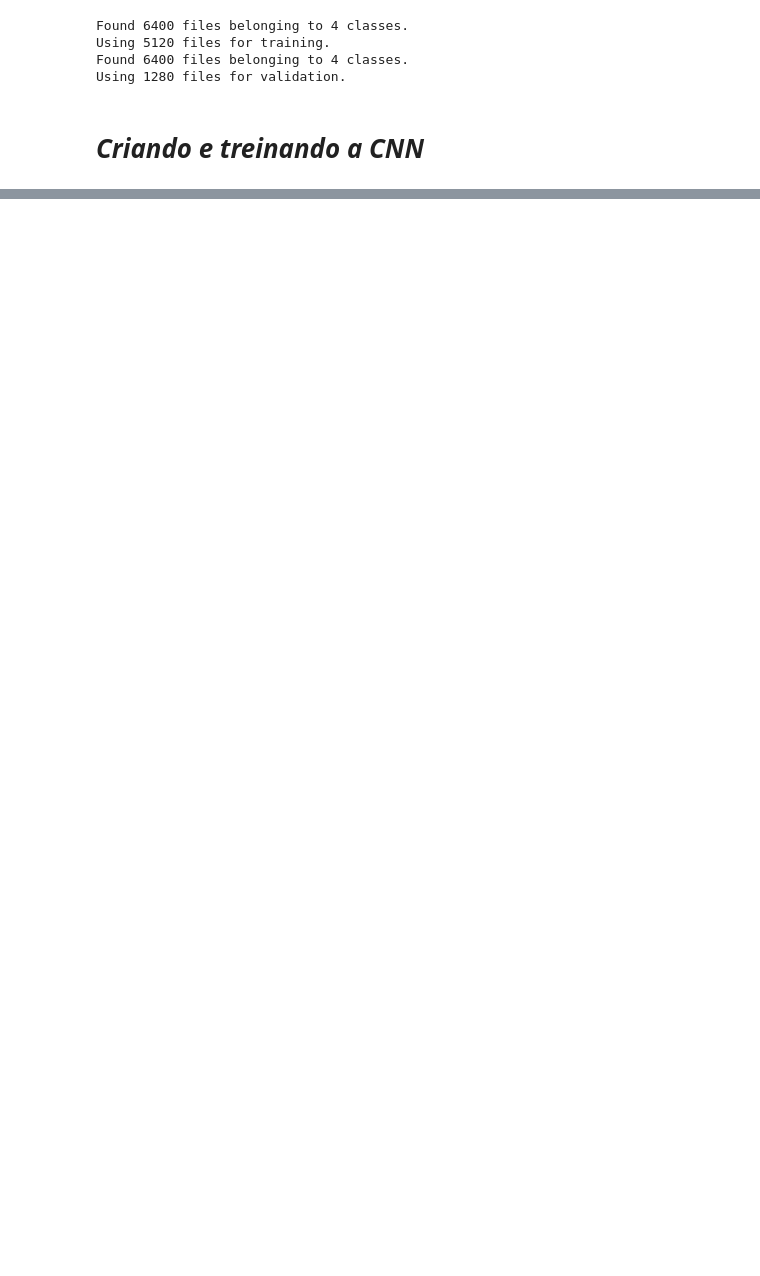
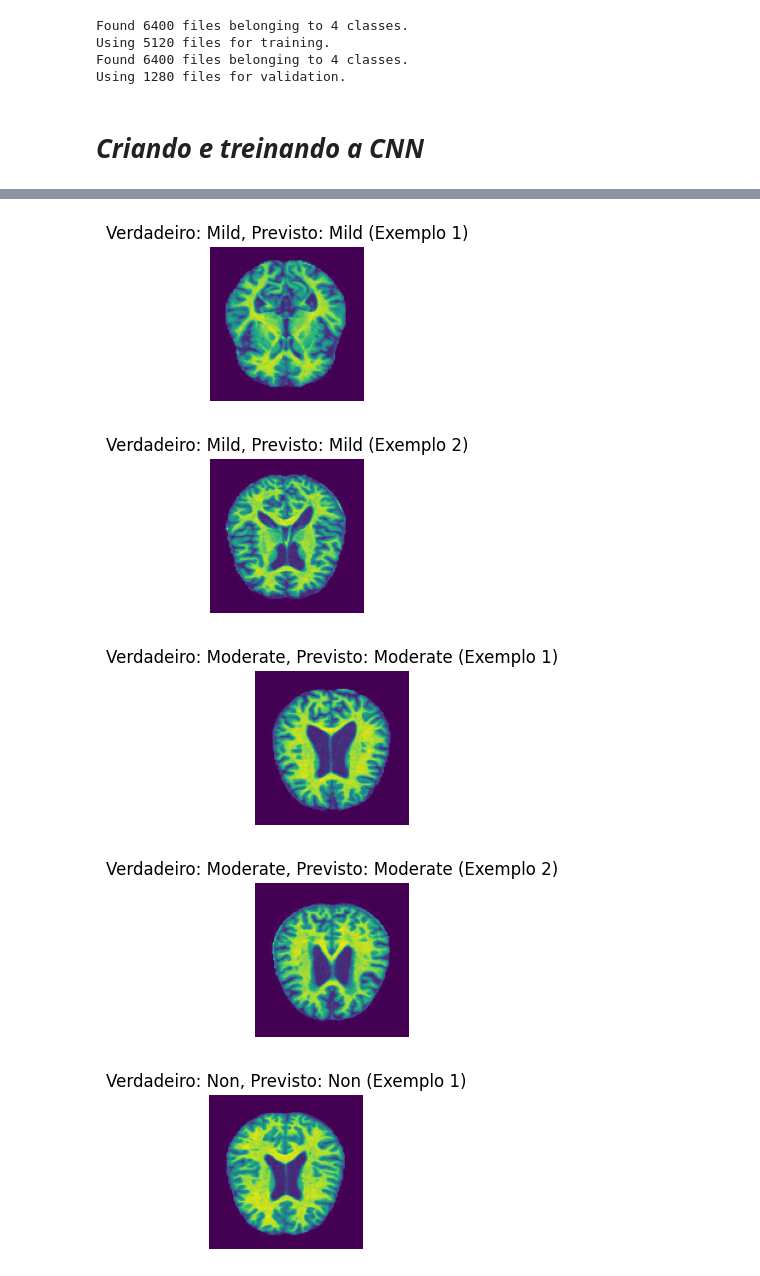
Before and after one commit to joseduardogon/AlzheimerDetection, a Jupyter notebook: CNN_Alzheimer.ipynb, the cells around one changed output, grey strips where cells are left out. Drawn from its saved outputs; the diff is of its cells as text; code cells hidden in the pictures; blank space fills up the shorter version.

```diff
--- a/CNN_Alzheimer.ipynb
+++ b/CNN_Alzheimer.ipynb
@@ -224,0 +332,32 @@ plt.legend()
+# %%
+# Inicializar um dicionário para armazenar dois exemplos de cada classe
+examples = {}
+
+# Iterar sobre os dados de teste
+for images, labels in test_data:
+    # Use o modelo para fazer previsões
+    predictions = model.predict(images)
+
+    # Obter os rótulos de classe previstos e verdadeiros
+    predicted_classes = np.argmax(predictions, axis=1)
+    true_classes = np.argmax(labels.numpy(), axis=1)
+
+    # Adicionar dois exemplos de cada classe ao dicionário
+    for i in range(len(true_classes)):
+        if true_classes[i] not in examples:
+            examples[true_classes[i]] = [(images[i], predicted_classes[i])]
+        elif len(examples[true_classes[i]]) < 2:
+            examples[true_classes[i]].append((images[i], predicted_classes[i]))
+
+    # Parar quando tivermos dois exemplos de cada classe
+    if all(len(examples[i]) == 2 for i in range(4)):
+        break
+
+# Plotar dois exemplos de cada classe
+for true_class, example_list in examples.items():
+    for i, (image, predicted_class) in enumerate(example_list):
+        plt.figure(figsize=(2, 2))
+        plt.imshow(image.numpy().astype('uint8'))
+        plt.title(f"Verdadeiro: {class_labels[true_class]}, Previsto: {class_labels[predicted_class]} (Exemplo {i+1})")
+        plt.axis('off')
+# %% [output]
@@ -224,0 +365,5 @@ plt.legend()
+[figure, added]
+[figure, added]
+[figure, added]
+[figure, added]
+[figure, added]
```
Also changed, not shown: parts of 8 cells of this notebook.
